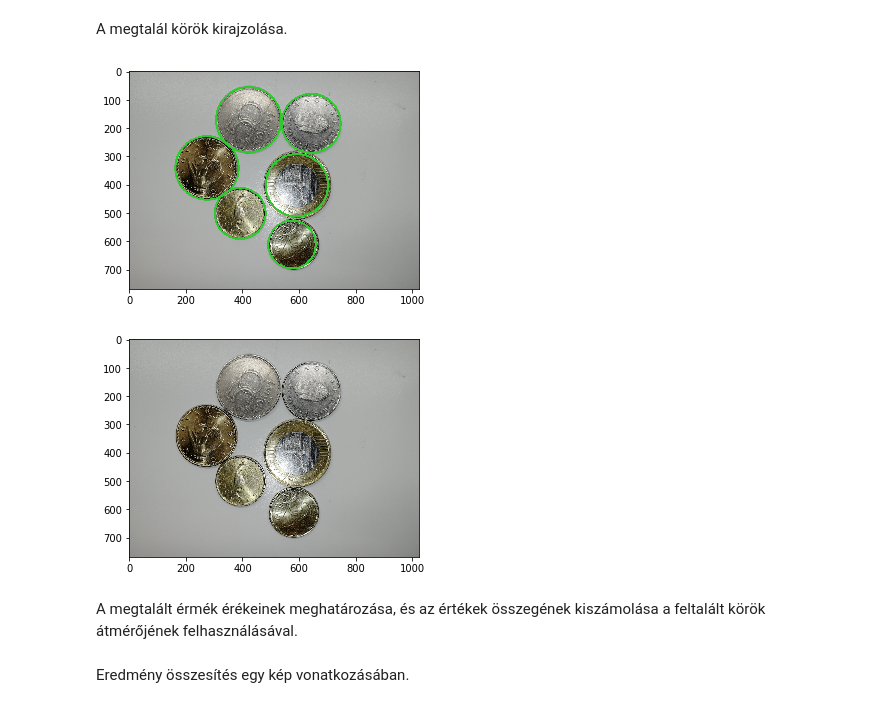
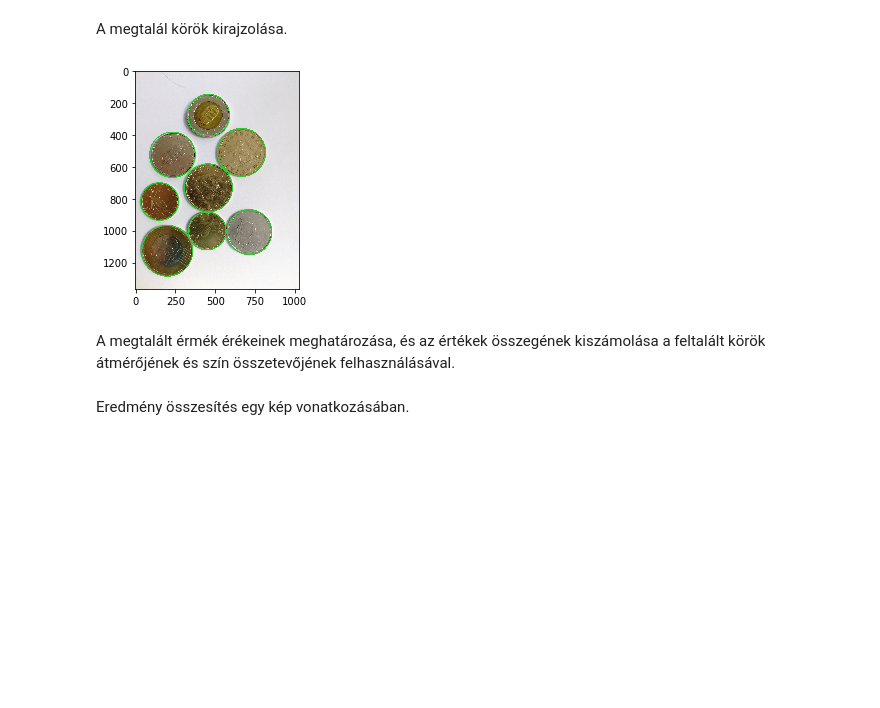
Before and after one commit to kissvik/SZE_gepi_latas, a Jupyter notebook: coin.ipynb, the cells around one changed output. Saved outputs shown, nothing was run; the diff lists cells and outputs as text; code cells hidden in the pictures; blank space fills up the shorter version.

```diff
--- a/coin.ipynb
+++ b/coin.ipynb
@@ -8,8 +8,8 @@ from matplotlib import pyplot as plt
 # %% [markdown]
 A vizsgálni kívánt fotóbeolvasása és átméretezése:
 # %%
-filename = "15.jpg"
-img = cv2.imread(os.path.join("proba_kepek_fix_tavolsag", filename))
+filename = "10.jpg"
+img = cv2.imread(os.path.join("proba_kepek", filename))
 
 d = 1024 / img.shape[1]
 dim = (1024, int(img.shape[0] * d))
@@ -30,7 +30,7 @@ plt.show()
 # %% [markdown]
 Gaussian szűrő alkalmazása a fotón.
 # %%
-blur_img = cv2.GaussianBlur(img_gray,(21,21), 0)
+blur_img = cv2.GaussianBlur(img_gray,(35,35), 0)
 plt.imshow(blur_img, cmap = "gray")
 plt.colorbar()
 plt.show()
@@ -39,5 +39,5 @@ plt.show()
 # %%
-circles = cv2.HoughCircles(blur_img,cv2.HOUGH_GRADIENT,1,120,param1=30,param2=25, minRadius=50, maxRadius=120)
+circles = cv2.HoughCircles(blur_img,cv2.HOUGH_GRADIENT,1,120,param1=40,param2=35, minRadius=50, maxRadius=160)
 print("A megtalál körök egy tömben kerültek eltárolásra:",'\n')
 print(circles)
 
@@ -55,0 +60,31 @@ A megtalál körök egy tömben kerültek eltárolásra:
+# %%
+circles_color = []
+for i in circles[0,:]:
+    x=int(i[0])
+    y=int(i[1])
+    d=int(i[2])
+    roi = resized[y - d:y + d, x - d:x + d]
+
+    hsv = cv2.cvtColor(roi, cv2.COLOR_BGR2HSV)
+    avg_hsv_per_row = np.average(hsv, axis=0)
+    avg_hsv = np.average(avg_hsv_per_row, axis=0)
+
+
+
+    if (avg_hsv[2] > 140):
+        hsv[:,:,2] -= 40
+        img2 = cv2.cvtColor(hsv, cv2.COLOR_HSV2BGR)
+        plt.imshow(img2[:,:,::-1])
+        plt.show()
+        avg_color_per_row = np.average(img2, axis=0)
+        avg_color = np.average(avg_color_per_row, axis=0)
+        print(avg_color)
+        circles_color.append(avg_color)
+
+    else:
+        plt.imshow(roi[:,:,::-1])
+        plt.show()
+        avg_color_per_row = np.average(roi, axis=0)
+        avg_color = np.average(avg_color_per_row, axis=0)
+        print(avg_color)
+        circles_color.append(avg_color)
@@ -58,18 +107,15 @@ A megtalál körök kirajzolása.
 # %%
 resized_withcircle = resized.copy()
 
 for i in circles[0,:]:
     cv2.circle(resized_withcircle,(i[0],i[1]),i[2],(50,200,50),5)
 
 plt.imshow(resized_withcircle[:,:,::-1])
 plt.show()
-plt.imshow(resized[:,:,::-1])
-plt.show()
 # %% [output]
-[figure, old version]
+[figure, new version]
-[figure, removed]
 # %% [markdown]
-A megtalált érmék érékeinek meghatározása, és az értékek összegének kiszámolása a feltalált körök átmérőjének felhasználásával.
+A megtalált érmék érékeinek meghatározása, és az értékek összegének kiszámolása a feltalált körök átmérőjének és szín összetevőjének felhasználásával.
 # %%
 feltalalt_ermek_osszerteke = 0
 feltalalt_ermek = [0,0,0,0,0,0]
```
Also changed, not shown: parts of 9 cells of this notebook, 48 other files.
